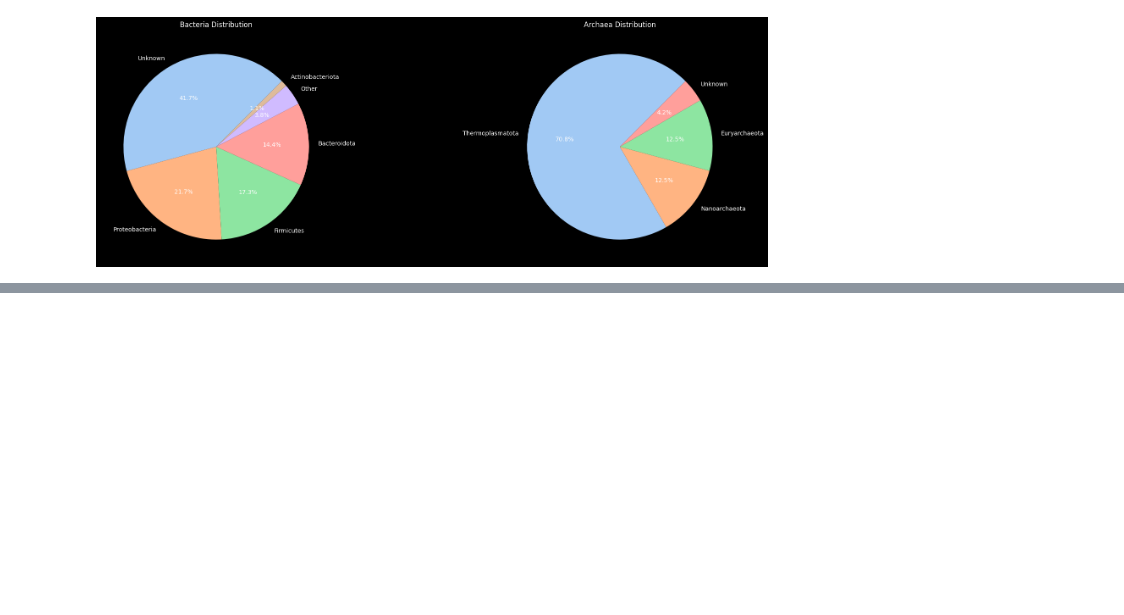
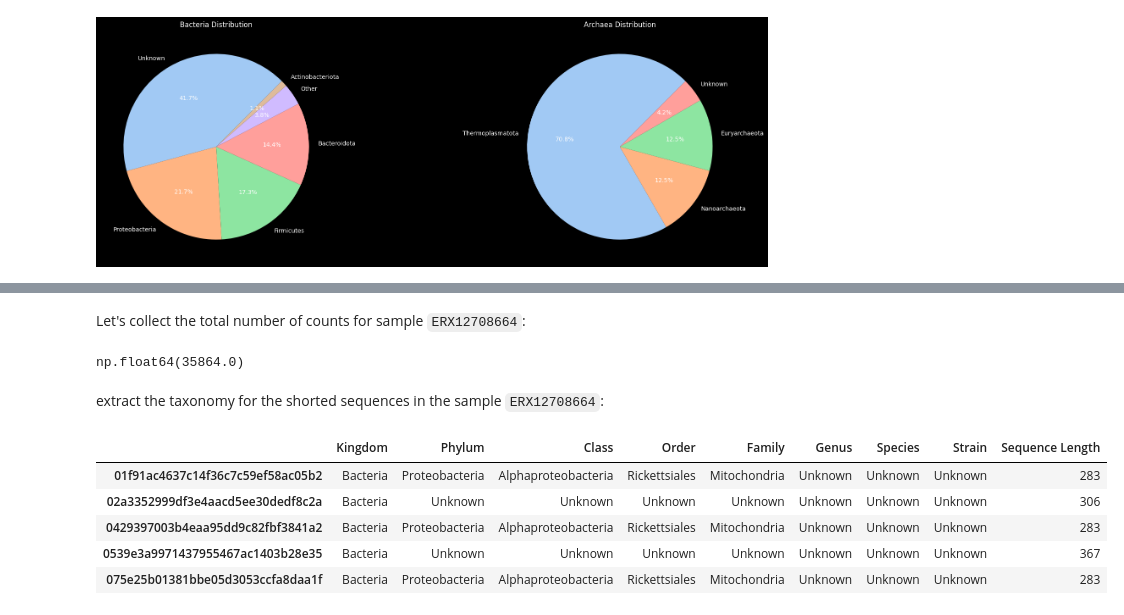
Before and after one commit to filippob/deep_micro_core, a Jupyter notebook: notebooks/01-describe_merged_sequences.ipynb, the cells around one changed output, grey strips where cells are left out. Saved outputs shown, nothing was run; the diff lists cells and outputs as text; code cells hidden in the pictures; blank space fills up the shorter version.

```diff
--- a/notebooks/01-describe_merged_sequences.ipynb
+++ b/notebooks/01-describe_merged_sequences.ipynb
@@ -179,0 +258,25 @@ plt.show()
+# %% [markdown]
+Let's collect the total number of counts for sample `ERX12708664`:
+# %%
+counts_ERX12708664 = table.data('ERX12708664', axis='sample').sum()
+counts_ERX12708664
+# %% [output]
+np.float64(35864.0)
+# %% [markdown]
+extract the taxonomy for the shorted sequences in the sample `ERX12708664`:
+# %%
+# Get the sequence IDs for the sample ERX12708664
+sample_sequence_ids = filtered_table_df.index[filtered_table_df['ERX12708664'] > 0].tolist()
+
+# Filter the short_sequences_df to include only rows with IDs in sample_sequence_ids
+sample_short_sequences_df = short_sequences_df.loc[sample_sequence_ids]
+
+# Display the DataFrame
+sample_short_sequences_df.head()
+# %% [output]
+|  | Kingdom | Phylum | Class | Order | Family | Genus | Species | Strain | Sequence Length |
+| 01f91ac4637c14f36c7c59ef58ac05b2 | Bacteria | Proteobacteria | Alphaproteobacteria | Rickettsiales | Mitochondria | Unknown | Unknown | Unknown | 283 |
+| 02a3352999df3e4aacd5ee30dedf8c2a | Bacteria | Unknown | Unknown | Unknown | Unknown | Unknown | Unknown | Unknown | 306 |
+| 0429397003b4eaa95dd9c82fbf3841a2 | Bacteria | Proteobacteria | Alphaproteobacteria | Rickettsiales | Mitochondria | Unknown | Unknown | Unknown | 283 |
+| 0539e3a9971437955467ac1403b28e35 | Bacteria | Unknown | Unknown | Unknown | Unknown | Unknown | Unknown | Unknown | 367 |
+| 075e25b01381bbe05d3053ccfa8daa1f | Bacteria | Proteobacteria | Alphaproteobacteria | Rickettsiales | Mitochondria | Unknown | Unknown | Unknown | 283 |
```
Also changed, not shown: parts of 13 cells of this notebook.
